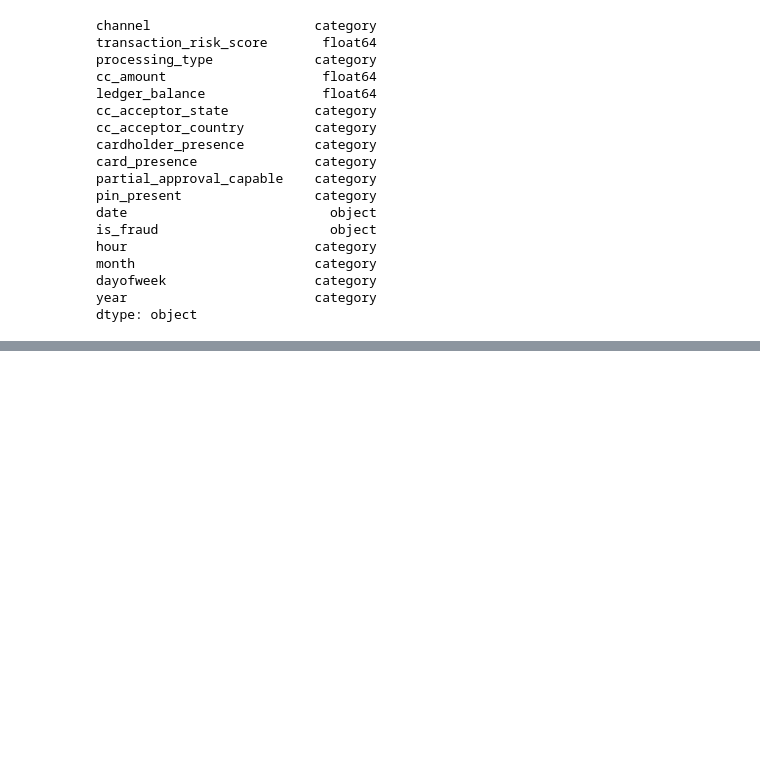
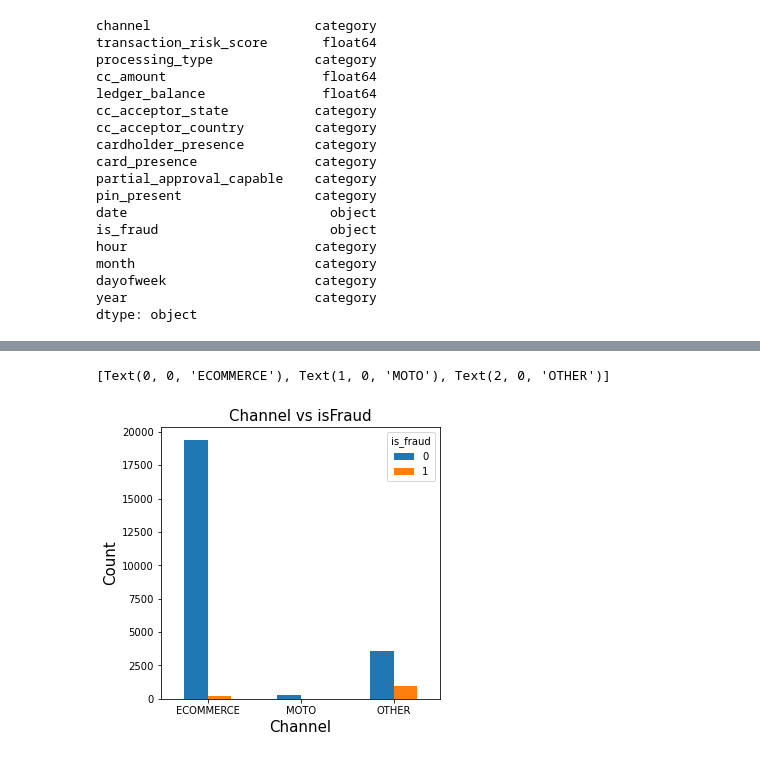
Before and after one commit to hungyichang19980105/Payability-project, a Jupyter notebook: Payability/EDA.ipynb, the cells around one changed output, grey strips where cells are left out. Cells and saved outputs as stored; diff of their text form; code cells hidden in the pictures; blank space fills up the shorter version.

```diff
--- a/Payability/EDA.ipynb
+++ b/Payability/EDA.ipynb
@@ -203 +200,11 @@ df1
+# %%
+df1 =  pd.crosstab(df['channel'], df['is_fraud'])
+ax = df1.plot.bar(rot=0,figsize=(5,5))
+ax.set_xlabel('Channel',fontsize=15)
+ax.set_ylabel('Count',fontsize=15)
+ax.set_title('Channel vs isFraud',fontsize=15)
+ax.set_xticklabels(['ECOMMERCE','MOTO','OTHER'])
+# %% [output]
+[Text(0, 0, 'ECOMMERCE'), Text(1, 0, 'MOTO'), Text(2, 0, 'OTHER')]
+[figure, added]
 # %%
```
Also changed, not shown: parts of 10 cells of this notebook.
